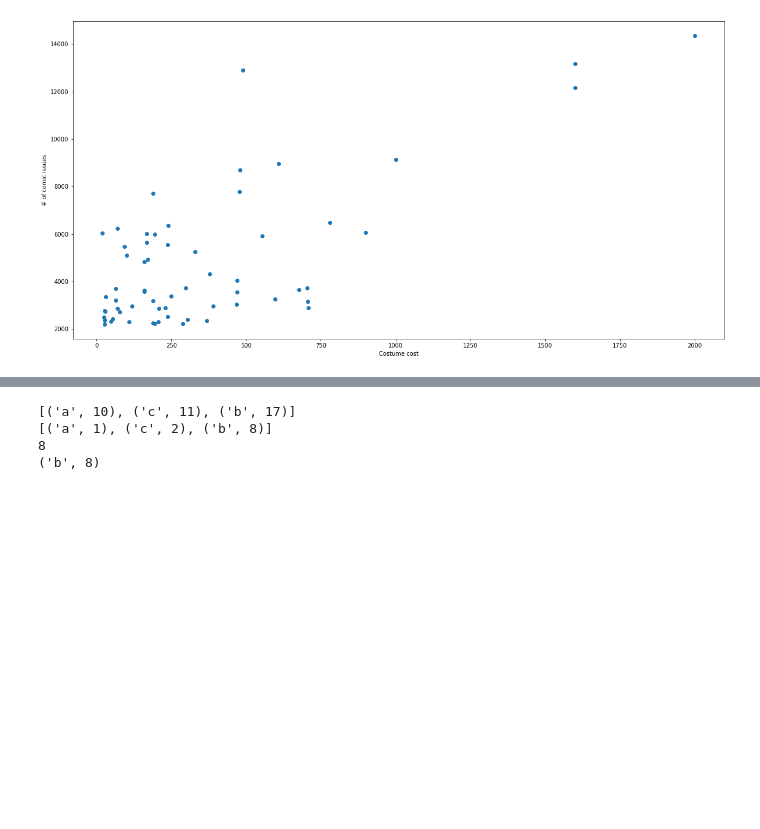
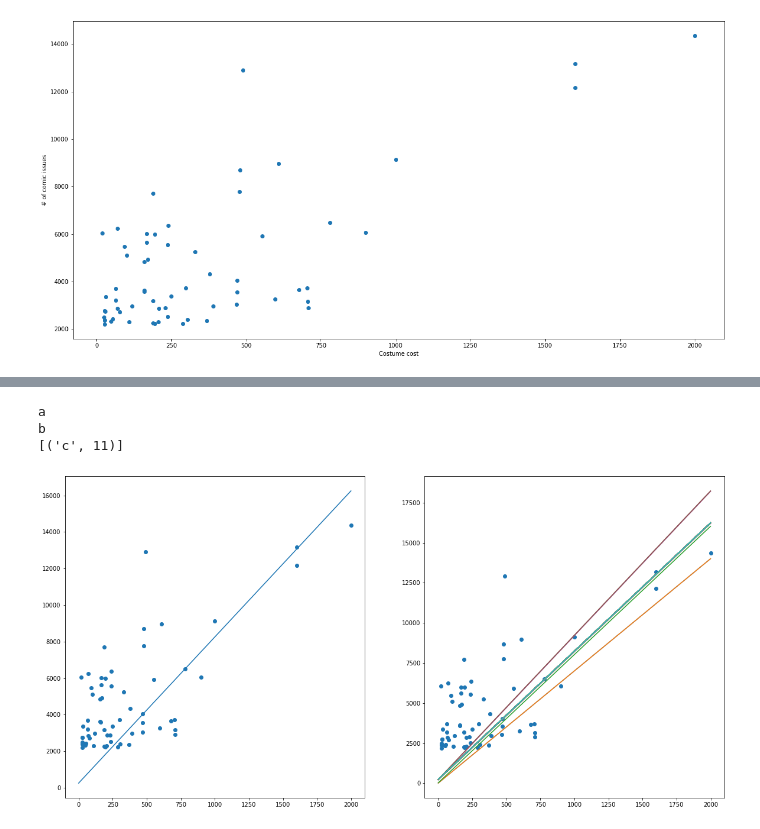
Before and after one commit to Medwith/evolutionary_algorithms_tbmbl, a Jupyter notebook: genetic_algorithm.ipynb, the cells around one changed output, grey strips where cells are left out. Cells and saved outputs as stored; diff of their text form; code cells hidden in the pictures; blank space fills up the shorter version.

Commit message:
Finished optimization * Full breeding code is done * Monte Carlo implemented * Simple breeding implemented

```diff
--- a/genetic_algorithm.ipynb
+++ b/genetic_algorithm.ipynb
@@ -128,17 +132,71 @@ Children: [1, 1, 1, 1, 1, 1, 0, 0] & [0, 0, 0, 0, 0, 0, 1, 1]
 # %%
 test = [('a', 10), ('b', 17), ('c', 11)]
 def monte_carlo_selection(individual_fitness_pairs):
-    individual_fitness_pairs.sort(key=lambda x : x[1])
-    print(str(test))
-    temp = list(map(lambda x : (x[0], x[1] - test[0][1] + 1), test))
-    print(str(temp))
-    rand = random.randrange(0, temp[len(temp)-1][1] + 1, 1)
-    print(rand)
-    xxx = list(filter(lambda x: rand <= x[1], temp))[0]
-    print(xxx)
-monte_carlo_selection(test)
+    base = min(individual_fitness_pairs, key=lambda item: item[1])[1]
+    rulette_wheel = []
+    temp = list(map(lambda x : (x[0], math.ceil(10000/x[1])), individual_fitness_pairs))
+    for index in range(len(temp)):
+        rulette_wheel = rulette_wheel + temp[index][1]*[index]
+    rand = random.randrange(0, len(rulette_wheel), 1)
+    first = individual_fitness_pairs[rulette_wheel[rand]]
+    rulette_wheel = [index for index in rulette_wheel if index != rulette_wheel[rand]]
+    rand = random.randrange(0, len(rulette_wheel), 1)
+    second = individual_fitness_pairs[rulette_wheel[rand]]
+    individual_fitness_pairs.remove(first)
+    individual_fitness_pairs.remove(second)
+    return first[0], second[0], individual_fitness_pairs
+
+f, s, ind = monte_carlo_selection(test)
+print(f)
+print(s)
+print(str(ind))
 # %% [output]
-[('a', 10), ('c', 11), ('b', 17)]
-[('a', 1), ('c', 2), ('b', 8)]
-8
-('b', 8)
+a
+b
+[('c', 11)]
+# %%
+def breedResult(population, mutation_rate, elite_size, epochs, fitness_f, mutation_f, recombination_f, selection_f, ):
+    pop_size = len(population)
+    best_history = []
+    current_population = population
+    for epoch in range(epochs):
+        new_population = []
+        individual_fitness_pairs = list(map(fitness_f, current_population))
+        individual_fitness_pairs.sort(key=lambda x : x[1])
+        best_history.append(individual_fitness_pairs[0][0])
+        new_population = new_population + [individual[0] for individual in individual_fitness_pairs][:elite_size]
+        while len(new_population) < pop_size:
+            first, second, individual_fitness_pairs = selection_f(individual_fitness_pairs)
+            first, second = recombination_f(first, second)
+            first = mutation_f(first, mutation_rate)
+            second = mutation_f(second, mutation_rate)
+            new_population.append(first)
+            new_population.append(second)
+        current_population = new_population
+    return best_history
+
+results = breedResult(population, -1, 10, 100, fitness_function, mutation, recombination, monte_carlo_selection)
+# %%
+a_best, b_best = decode_individual(results[-1])
+
+plt.rcParams['figure.figsize'] = [20, 10]
+
+figure, axis = plt.subplots(ncols=2)
+
+x_best = np.arange(0.0, 2000.0, 1.0)
+y_best = np.add(np.multiply(x_best,a_best), b_best)
+
+x_worst = np.arange(0.0, 2000.0, 1.0)
+for result in results:
+    current = decode_individual(result)
+    a_worst, b_worst = decode_individual(result)
+    y_worst = np.add(np.multiply(x_worst,a_worst), b_worst)
+    axis[1].plot(x_worst, y_worst)
+
+axis[0].scatter(X,Y,marker="o")
+axis[1].scatter(X,Y,marker="o")
+axis[0].plot(x_best, y_best)
+
+plt.show()
+# %% [output]
+[figure, added]
```
Also changed, not shown: parts of 10 cells of this notebook.
